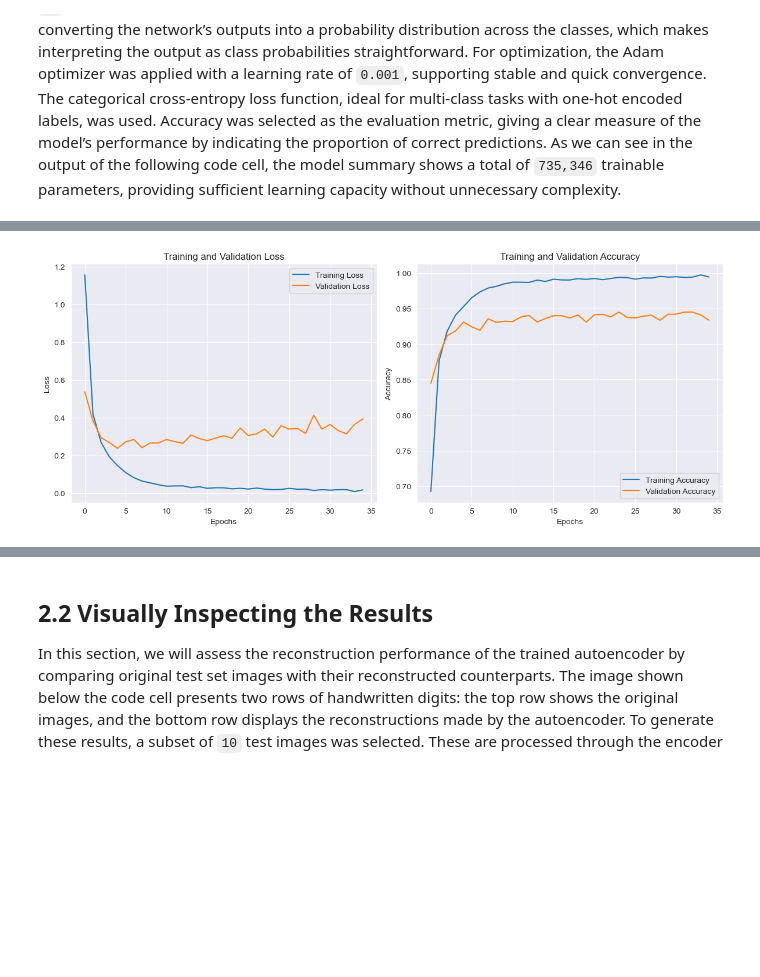
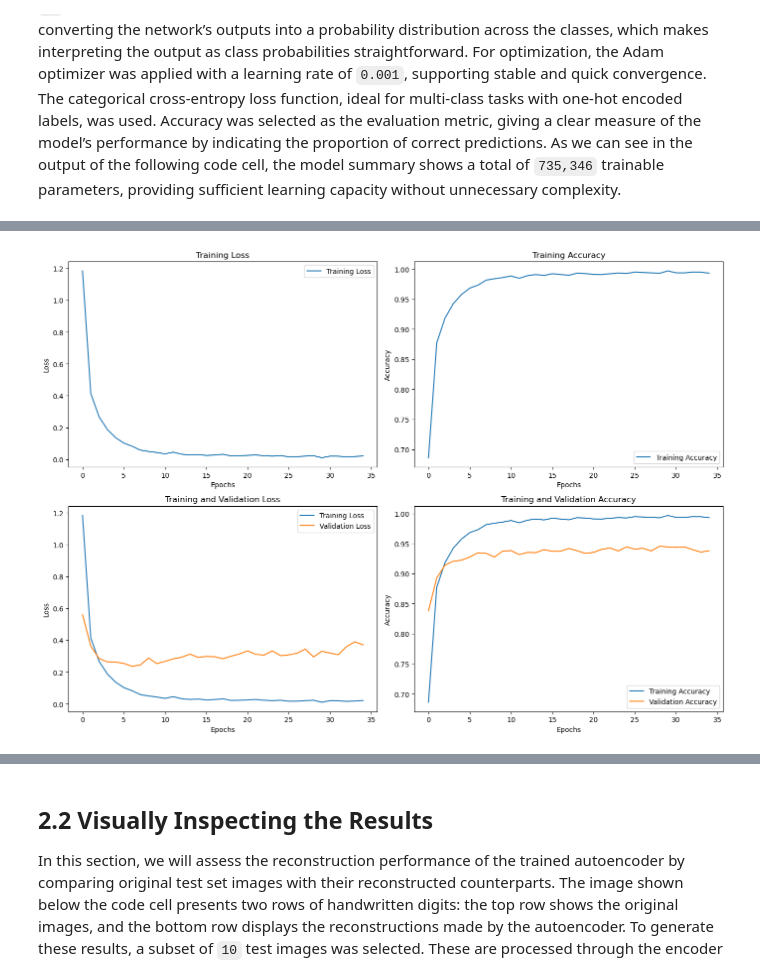
Before and after one commit to andreamoleri/AML-Assignments, a Jupyter notebook: Assignment 2/Assignment 2.ipynb, the cells around one changed output, grey strips where cells are left out. Saved outputs shown, nothing was run; the diff lists cells and outputs as text; code cells hidden in the pictures; blank space fills up the shorter version.

```diff
--- a/Assignment 2/Assignment 2.ipynb
+++ b/Assignment 2/Assignment 2.ipynb
@@ -131,6 +131,10 @@ x_test = x_test.reshape((len(x_test), np.prod(x_test.shape[1:])))
 # Display the maximum value in the training and testing labels
 print(f"Max value in y_train: {np.max(y_train)}")
 print(f"Max value in y_test: {np.max(y_test)}")
+
+# Reduces labels from [1, 50] to [0, 49]
+y_train -= 1
+y_test -= 1
 
 # If the maximum value in the labels is 50, we need to correct this
 if np.max(y_train) == 50:
@@ -355,11 +357,24 @@ history = model.fit(
     shuffle=True,  # Shuffle the data at the start of each epoch
 )
 
-# Visualize the loss and accuracy curves during training
-plt.figure(figsize=(12, 5))
+# Plot the Training and Validation Graphs
+plt.figure(figsize=(14, 10))
 
-# Plot the loss curve
-plt.subplot(1, 2, 1)
+plt.subplot(2, 2, 1)
+plt.plot(history.history['loss'], label='Training Loss')
+plt.title('Training Loss')
+plt.xlabel('Epochs')
+plt.ylabel('Loss')
+plt.legend()
+
+plt.subplot(2, 2, 2)
+plt.plot(history.history['accuracy'], label='Training Accuracy')
+plt.title('Training Accuracy')
+plt.xlabel('Epochs')
+plt.ylabel('Accuracy')
+plt.legend()
+
+plt.subplot(2, 2, 3)
 plt.plot(history.history['loss'], label='Training Loss')
 plt.plot(history.history['val_loss'], label='Validation Loss')
 plt.title('Training and Validation Loss')
@@ -367,8 +382,7 @@ plt.xlabel('Epochs')
 plt.ylabel('Loss')
 plt.legend()
 
-# Plot the accuracy curve
-plt.subplot(1, 2, 2)
+plt.subplot(2, 2, 4)
 plt.plot(history.history['accuracy'], label='Training Accuracy')
 plt.plot(history.history['val_accuracy'], label='Validation Accuracy')
 plt.title('Training and Validation Accuracy')
@@ -389 +403 @@ Epoch 35/35 - loss: 0.0160 - accuracy: 0.9948 - val_loss: 0.3536 - val_accuracy:
-[figure, old version]
+[figure, new version]
```
Also changed, not shown: parts of 16 cells of this notebook.
